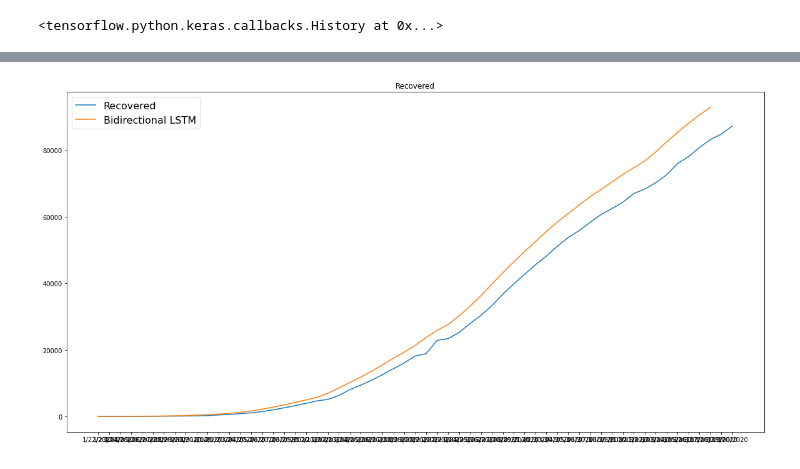
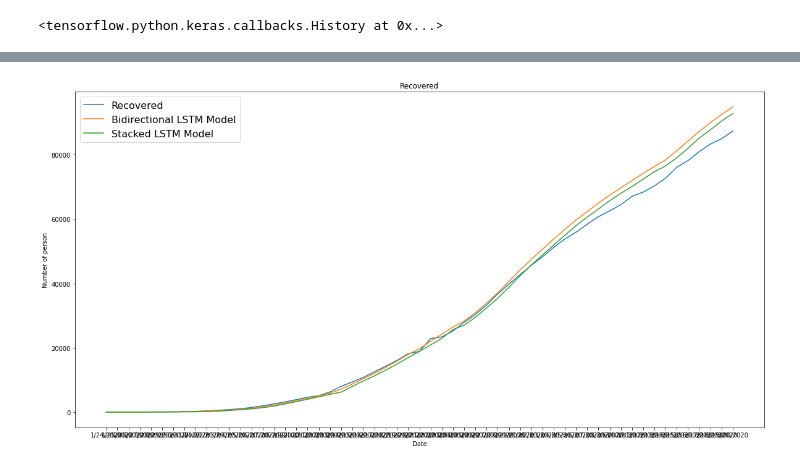
Before and after one commit to yahdiindrawan/covid19-forecasting-system, a Jupyter notebook: Bidirectional_LSTM_Recovered.ipynb, the cells around one changed output, grey strips where cells are left out. Drawn from its saved outputs; the diff is of its cells as text; code cells hidden in the pictures.

Commit message:
Added Stacked LSTM Model

```diff
--- a/Bidirectional_LSTM_Recovered.ipynb
+++ b/Bidirectional_LSTM_Recovered.ipynb
@@ -92,7 +94,14 @@ print(increased_pred)
 # %%
-result = []
+result_bidirectional = []
 for i in range(len(df.Recovered)-2):
   x_input = array([df.Recovered[i], df.Recovered[i+1], df.Recovered[i+2]])
   x_input = x_input.reshape((1, n_steps, n_features))
   yhat = model.predict(x_input, verbose=0)
-  result.append(yhat[0][0])
+  result_bidirectional.append(yhat[0][0])
+# %%
+# define Stacked LSTM Model
+model_stacked = tf.keras.Sequential()
+model_stacked.add(tf.keras.layers.LSTM(50, activation='relu', return_sequences=True, input_shape=(n_steps, n_features)))
+model_stacked.add(tf.keras.layers.LSTM(50, activation='relu'))
+model_stacked.add(tf.keras.layers.Dense(1))
+model_stacked.compile(optimizer='adam', loss='mse')
@@ -98,0 +111,3 @@ for i in range(len(df.Recovered)-2):
+# %%
+# fit stacked lstm model
+model_stacked.fit(X, y, epochs=200, verbose=0)
@@ -98,0 +116,12 @@ for i in range(len(df.Recovered)-2):
+# %%
+result_stacked = []
+for i in range(len(df.Recovered)-2):
+  x_input = array([df.Recovered[i], df.Recovered[i+1], df.Recovered[i+2]])
+  x_input = x_input.reshape((1, n_steps, n_features))
+  yhat = model_stacked.predict(x_input, verbose=0)
+  result_stacked.append(yhat[0][0])
+print(result_stacked)
+print(result_bidirectional)
+print(len(df.Recovered[2:]))
+print(len(result_bidirectional))
+print(len(result_stacked))
@@ -99,9 +134,12 @@ for i in range(len(df.Recovered)-2):
 # %%
 plt.figure(figsize=(20,10))
 plt.title('Recovered')
-plt.plot(df.Recovered)
-plt.plot(result)
-plt.legend(('Recovered', 'Bidirectional LSTM'), loc='best',shadow=False, fontsize=16)
+plt.xlabel('Date')
+plt.ylabel('Number of person')
+plt.plot(df.Recovered[2:])
+plt.plot(result_bidirectional)
+plt.plot(result_stacked)
+plt.legend(('Recovered', 'Bidirectional LSTM Model', 'Stacked LSTM Model'), loc='best',shadow=False, fontsize=16)
 plt.show()
 # %% [output]
-[figure, old version]
+[figure, new version]
```
Also changed, not shown: parts of 8 cells of this notebook.
